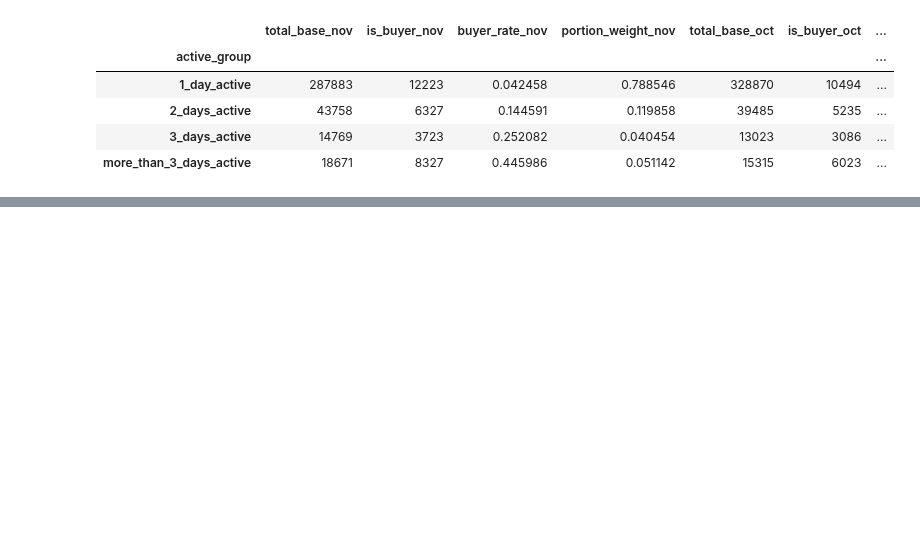
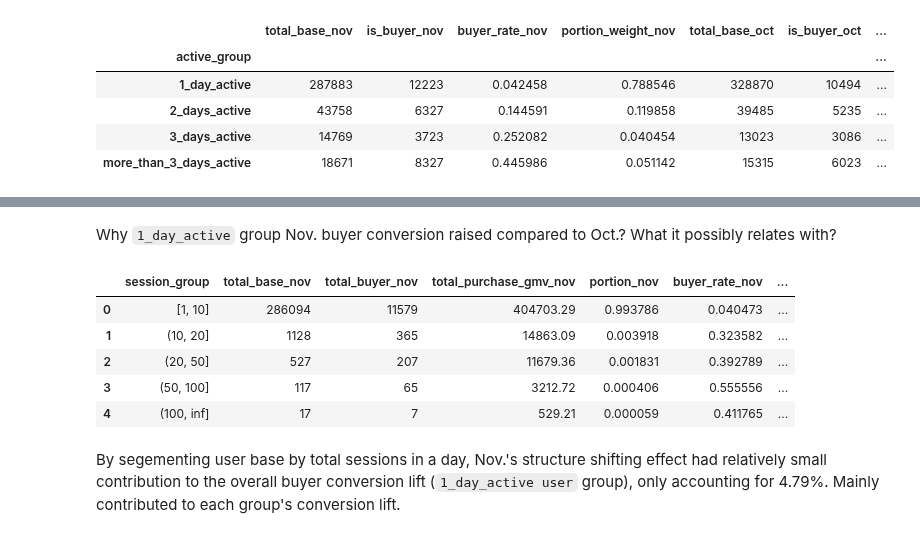
Before and after one commit to yuu1zhou/Online-cosmetics-shop-user-behavior-analysis, a Jupyter notebook: python_scripts/explore.ipynb, the cells around one changed output, grey strips where cells are left out. Cells and saved outputs as stored; diff of their text form; code cells hidden in the pictures; blank space fills up the shorter version.

```diff
--- a/python_scripts/explore.ipynb
+++ b/python_scripts/explore.ipynb
@@ -502,0 +497,48 @@ subplot.show()
+# %% [markdown]
+Why `1_day_active` group Nov. buyer conversion raised compared to Oct.? What it possibly relates with?
+# %%
+df_nov = query_from_file(f'{parent_dir}/sql_scripts/explore_v2.sql',
+                '11. 2019 one-day-active users sessions and buyer status',
+                'cosmetics_shop_data'
+)
+
+df_oct = query_from_file(f'{parent_dir}/sql_scripts/explore_v2.sql',
+                '10. 2019 one-day-active users by session group',
+                'cosmetics_shop_data'
+)
+
+df_nov_agg = df_nov.groupby('session_group').agg({
+    'user_id': 'count',
+    'is_buyer': 'sum',
+    'total_purchase_gmv': 'sum'
+}).reset_index().rename(columns={'user_id': 'total_base', 'is_buyer': 'total_buyer'})
+df_nov_agg['portion'] = df_nov_agg['total_base'] / (df_nov_agg['total_base']).sum()
+df_nov_agg['buyer_rate'] = df_nov_agg['total_buyer'] / df_nov_agg['total_base']
+df_nov_agg['gmv/buyer'] = df_nov_agg['total_purchase_gmv'] / df_nov_agg['total_buyer']
+
+df_oct_agg = df_oct.groupby('session_group').agg({
+    'user_id': 'count',
+    'is_buyer': 'sum',
+    'total_purchase_gmv': 'sum'
+}).reset_index().rename(columns={'user_id': 'total_base', 'is_buyer': 'total_buyer'})
+df_oct_agg['portion'] = df_oct_agg['total_base'] / (df_oct_agg['total_base']).sum()
+df_oct_agg['buyer_rate'] = df_oct_agg['total_buyer'] / df_oct_agg['total_base']
+df_oct_agg['gmv/buyer'] = df_oct_agg['total_purchase_gmv'] / df_oct_agg['total_buyer']
+# %%
+df_combined = pd.merge(df_nov_agg, df_oct_agg, on ='session_group', how = 'inner', suffixes=('_nov', '_oct'))
+df_combined['session_group'] = pd.Categorical(
+    df_combined['session_group'],
+    categories= ['[1, 10]', '(10, 20]', '(20, 50]', '(50, 100]', '(100, inf]'],
+    ordered=True
+)
+df_combined = df_combined.sort_values('session_group').reset_index().iloc[:, 1:]
+df_combined
+# %% [output]
+|  | session_group | total_base_nov | total_buyer_nov | total_purchase_gmv_nov | portion_nov | buyer_rate_nov | ... |
+| 0 | [1, 10] | 286094 | 11579 | 404703.29 | 0.993786 | 0.040473 | ... |
+| 1 | (10, 20] | 1128 | 365 | 14863.09 | 0.003918 | 0.323582 | ... |
+| 2 | (20, 50] | 527 | 207 | 11679.36 | 0.001831 | 0.392789 | ... |
+| 3 | (50, 100] | 117 | 65 | 3212.72 | 0.000406 | 0.555556 | ... |
+| 4 | (100, inf] | 17 | 7 | 529.21 | 0.000059 | 0.411765 | ... |
+# %% [markdown]
+By segementing user base by total sessions in a day, Nov.'s structure shifting effect had relatively small contribution to the overall buyer conversion lift (`1_day_active user` group), only accounting for 4.79%. Mainly contributed to each group's conversion lift.
```
Also changed, not shown: parts of 61 cells of this notebook, 1 other file.
